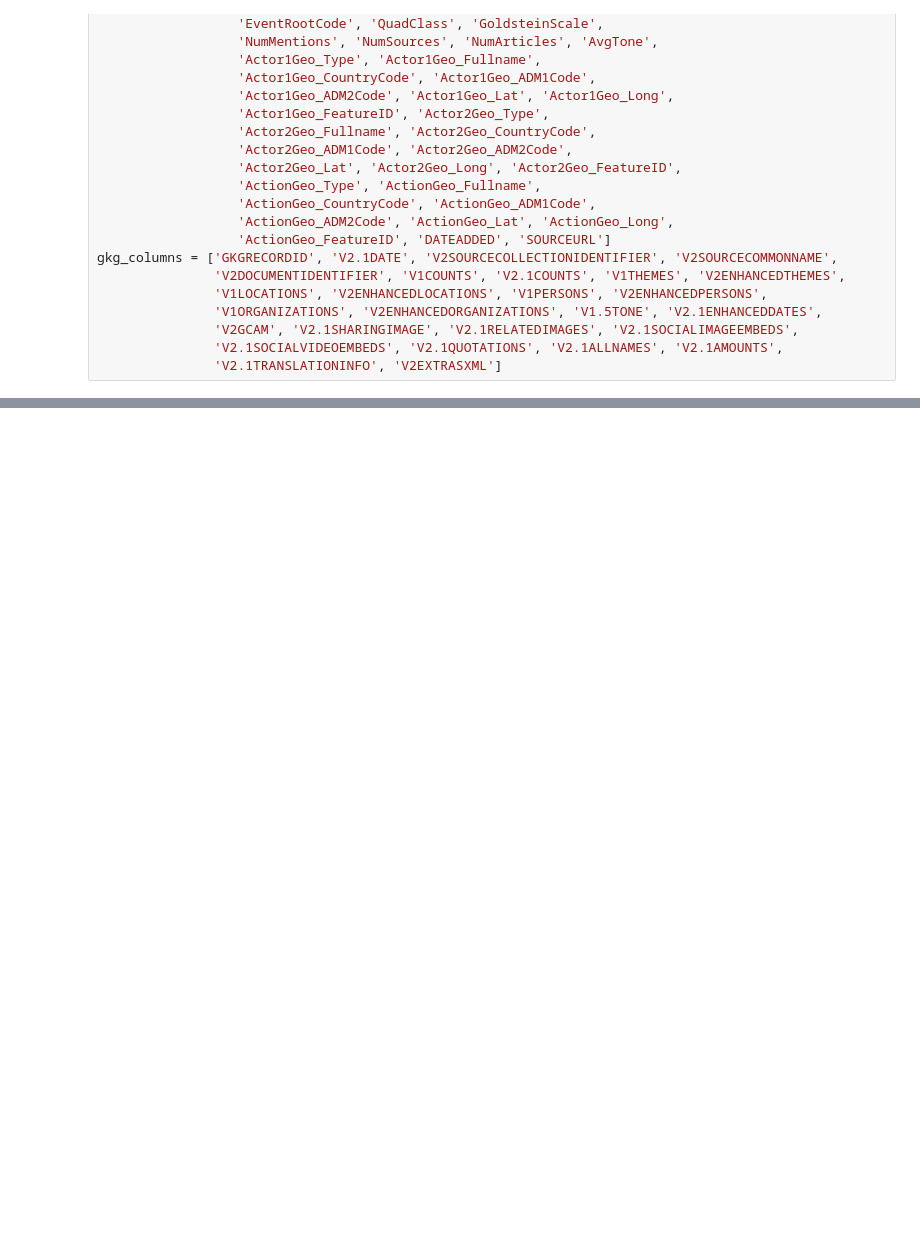
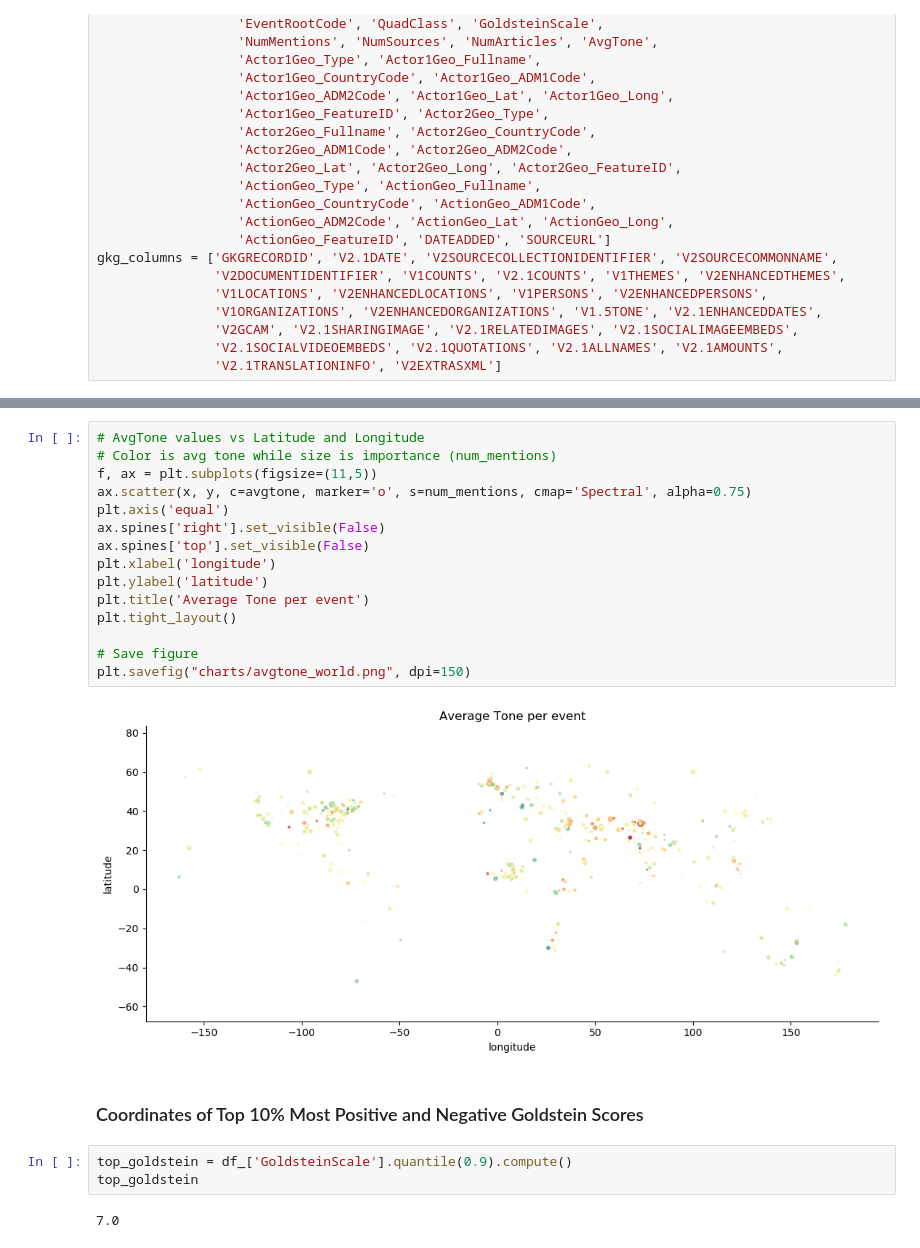
Before and after one commit to PrinceJavier/gdelt_analysis, a Jupyter notebook: GDELT_analysis.ipynb, the cells around one changed output, grey strips where cells are left out. Cells and saved outputs as stored; diff of their text form; blank space fills up the shorter version.

```diff
--- a/GDELT_analysis.ipynb
+++ b/GDELT_analysis.ipynb
@@ -571,0 +383,24 @@ plt.savefig('charts/bar_avgtone_ph.png', dpi=150)
+# %%
+# AvgTone values vs Latitude and Longitude
+# Color is avg tone while size is importance (num_mentions)
+f, ax = plt.subplots(figsize=(11,5))
+ax.scatter(x, y, c=avgtone, marker='o', s=num_mentions, cmap='Spectral', alpha=0.75)
+plt.axis('equal')
+ax.spines['right'].set_visible(False)
+ax.spines['top'].set_visible(False)
+plt.xlabel('longitude')
+plt.ylabel('latitude')
+plt.title('Average Tone per event')
+plt.tight_layout()
+
+# Save figure
+plt.savefig("charts/avgtone_world.png", dpi=150)
+# %% [output]
+[figure, added]
+# %% [markdown]
+### Coordinates of Top 10% Most Positive and Negative Goldstein Scores
+# %%
+top_goldstein = df_['GoldsteinScale'].quantile(0.9).compute()
+top_goldstein
+# %% [output]
+7.0
```
Also changed, not shown: parts of 60 cells of this notebook, 9 other files.
